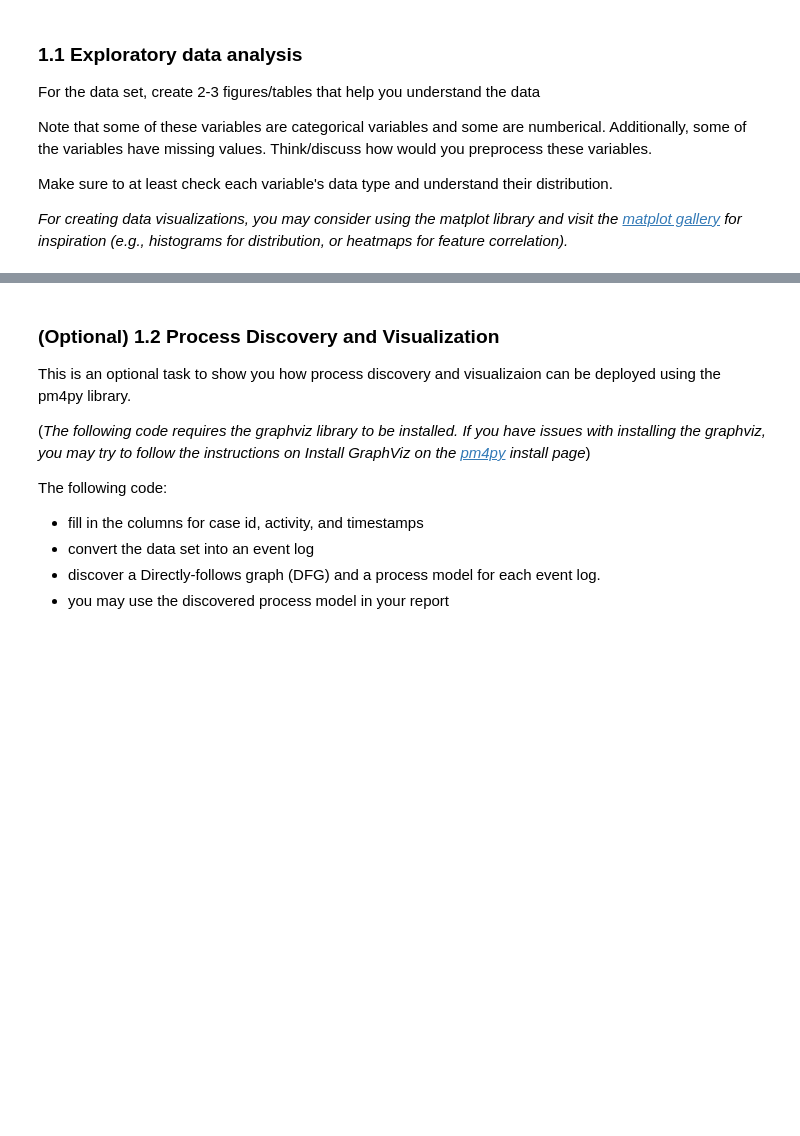
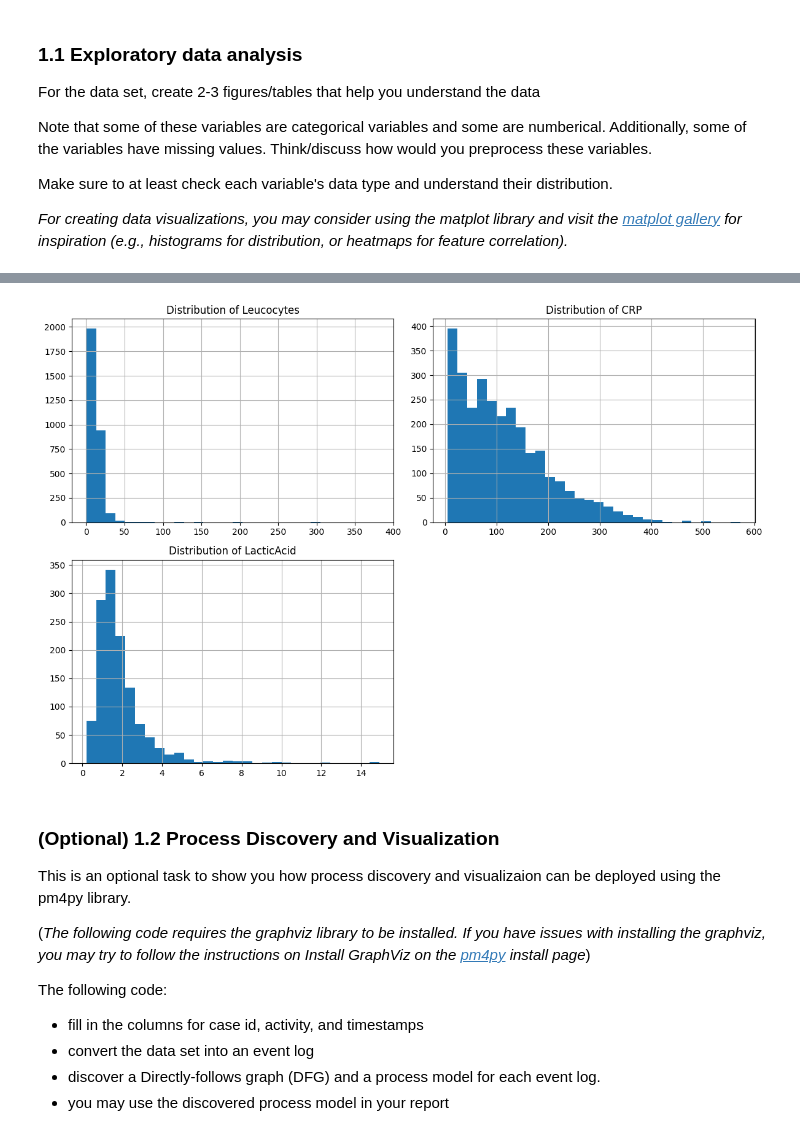
Before and after one commit to edogeensen/APML-A2, a Jupyter notebook: Assignment 2. Predictive Process Monitoring toegevoegde bestanden 9 december 2025 1118/Assignment 2.ipynb, the cells around one changed output, grey strips where cells are left out. Saved outputs shown, nothing was run; the diff lists cells and outputs as text; code cells hidden in the pictures; blank space fills up the shorter version.

```diff
--- a/Assignment 2. Predictive Process Monitoring toegevoegde bestanden 9 december 2025 1118/Assignment 2.ipynb
+++ b/Assignment 2. Predictive Process Monitoring toegevoegde bestanden 9 december 2025 1118/Assignment 2.ipynb
@@ -83,0 +98,15 @@ Index(['Case ID', 'Activity', 'Complete Timestamp', 'lifecycle:transition',
+# %%
+# rest is semantically Boolean, this means that they are not Boolean yet.
+bool_like_cols = [
+    'InfectionSuspected', 'DiagnosticBlood', 'DisfuncOrg',
+    'SIRSCritTachypnea', 'Hypotensie', 'SIRSCritHeartRate', 'Infusion',
+    'DiagnosticArtAstrup', 'DiagnosticIC', 'DiagnosticSputum',
+    'DiagnosticLiquor', 'DiagnosticOther', 'SIRSCriteria2OrMore',
+    'DiagnosticXthorax', 'SIRSCritTemperature',
+    'DiagnosticUrinaryCulture', 'SIRSCritLeucos', 'Oligurie',
+    'DiagnosticLacticAcid', 'Hypoxie', 'DiagnosticUrinarySediment',
+    'DiagnosticECG'
+]
+
+for col in bool_like_cols:
+    print(col, data_Sepsis[col].dropna().unique())
@@ -83,0 +131,4 @@ Index(['Case ID', 'Activity', 'Complete Timestamp', 'lifecycle:transition',
+# %%
+# run to see all 10 unique values per feature, most of them are strings or Booleans. 4 floats.
+for col in columns:
+    print(f"\n{col}: {data_Sepsis[col].unique()[:10]}")
@@ -144,3 +314,15 @@ import matplotlib.pyplot as plt
+# %%
+cols = ['Leucocytes', 'CRP', 'LacticAcid']
+
+plt.figure(figsize=(12,8))
+for i, col in enumerate(cols, 1):
+    plt.subplot(2, 2, i)
+    df[col].hist(bins=30)
+    plt.title(f"Distribution of {col}")
+plt.tight_layout()
+plt.show()
+# %% [output]
+[figure, added]
 # %% [markdown]
 ### (Optional) 1.2 Process Discovery and Visualization
 
```
Also changed, not shown: parts of 19 cells of this notebook.
